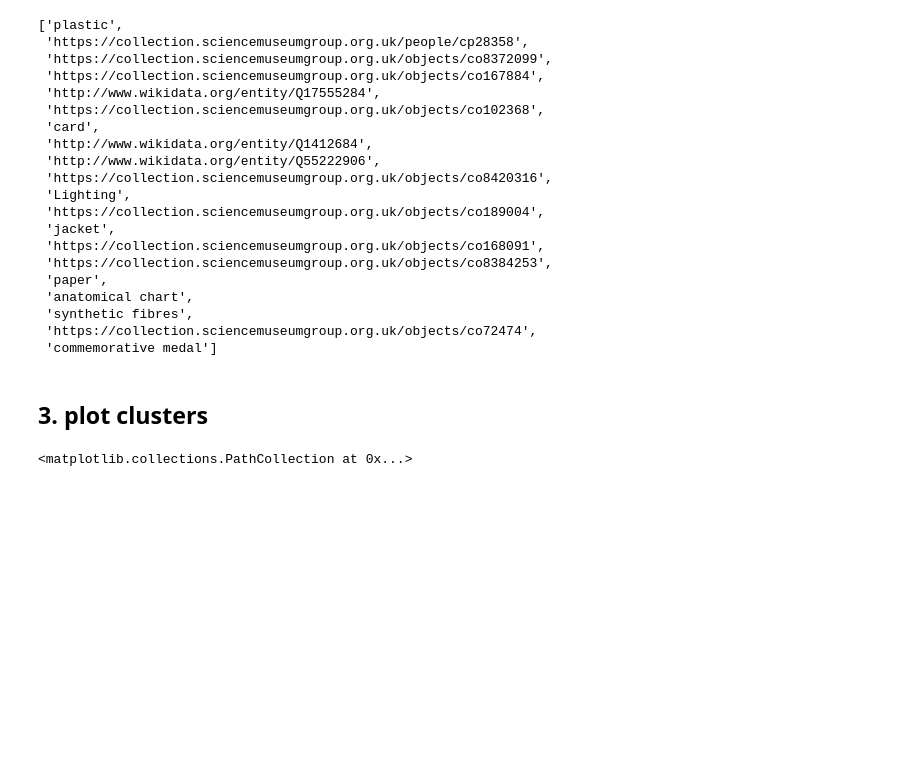
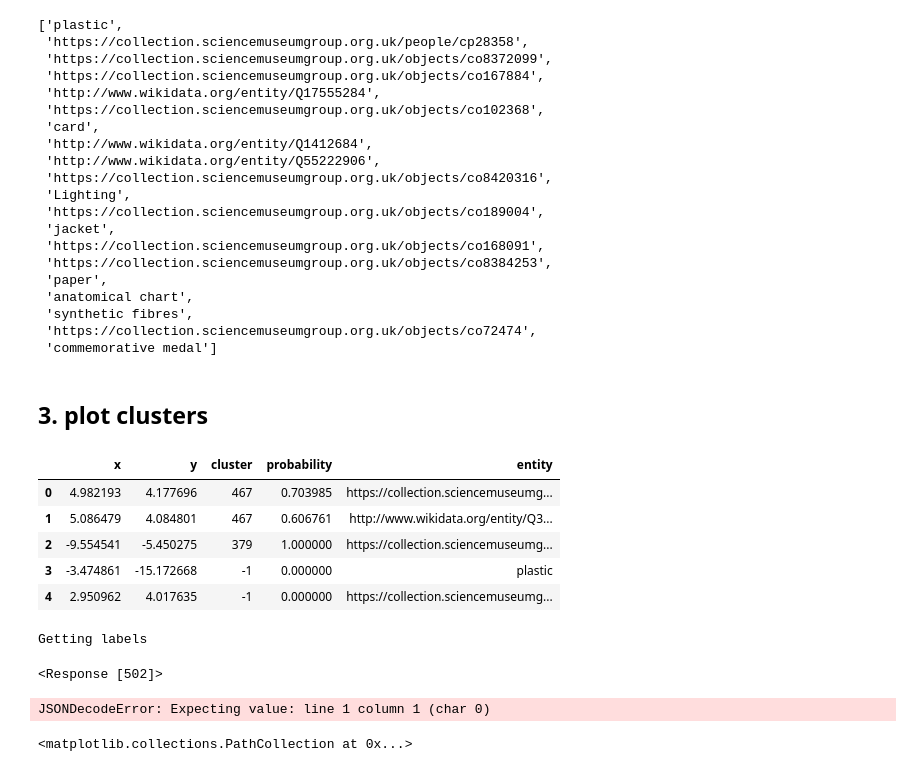
Before and after one commit to TheScienceMuseum/heritage-connector-vectors, a Jupyter notebook: notebooks/clustering/hdbscan.ipynb, the cells around one changed output. Drawn from its saved outputs; the diff is of its cells as text; code cells hidden in the pictures; blank space fills up the shorter version.

```diff
--- a/notebooks/clustering/hdbscan.ipynb
+++ b/notebooks/clustering/hdbscan.ipynb
@@ -56,8 +62,10 @@ umap_data.shape
 
 TODO: loop through sets of parameters. See [here](https://hdbscan.readthedocs.io/en/latest/parameter_selection.html)
 # %%
+MIN_CLUSTER_SIZE = 500
+
 clusterer = hdbscan.HDBSCAN(
-    min_cluster_size=200,
+    min_cluster_size=MIN_CLUSTER_SIZE,
 )
 
 start = time.time()
@@ -161,6 +179,34 @@ unclustered_ents[0:20]
  'commemorative medal']
 # %% [markdown]
 ## 3. plot clusters
+# %%
+df = pd.DataFrame(umap_data, columns=["x", "y"])
+df['cluster'] = clusterer.labels_
+df['probability'] = clusterer.probabilities_
+df['entity'] = emb_store.idxs_to_entities(df.index)
+df[['entity','cluster']] = df[['entity','cluster']].astype(str)
+df.head()
+# %% [output]
+|  | x | y | cluster | probability | entity |
+| 0 | 4.982193 | 4.177696 | 467 | 0.703985 | https://collection.sciencemuseumg... |
+| 1 | 5.086479 | 4.084801 | 467 | 0.606761 | http://www.wikidata.org/entity/Q3... |
+| 2 | -9.554541 | -5.450275 | 379 | 1.000000 | https://collection.sciencemuseumg... |
+| 3 | -3.474861 | -15.172668 | -1 | 0.000000 | plastic |
+| 4 | 2.950962 | 4.017635 | -1 | 0.000000 | https://collection.sciencemuseumg... |
+# %%
+ents_to_label = [i for i in df['entity'].tolist() if i.startswith("http")
+                        and not any([i.lower().endswith(ending) for ending in URL_ENDINGS_IGNORE_FOR_LABELLING])
+                        and i not in ENTITY_LABEL_MAPPING.keys()]
+
+ent_label_mapping = {}
+
+print("Getting labels")
+for page in tqdm(paginate_list(ents_to_label, page_size=250), total=int(len(ents_to_label)/250)+1):
+    ent_label_mapping.update(utils.get_labels(page))
+# %% [output]
+Getting labels
+<Response [502]>
+JSONDecodeError: Expecting value: line 1 column 1 (char 0)
 # %%
 color_palette = sns.color_palette('Paired', len(clusterer.labels_))
 cluster_colors = [color_palette[x] if x >= 0
```
Also changed, not shown: parts of 7 cells of this notebook, 1 other file.
